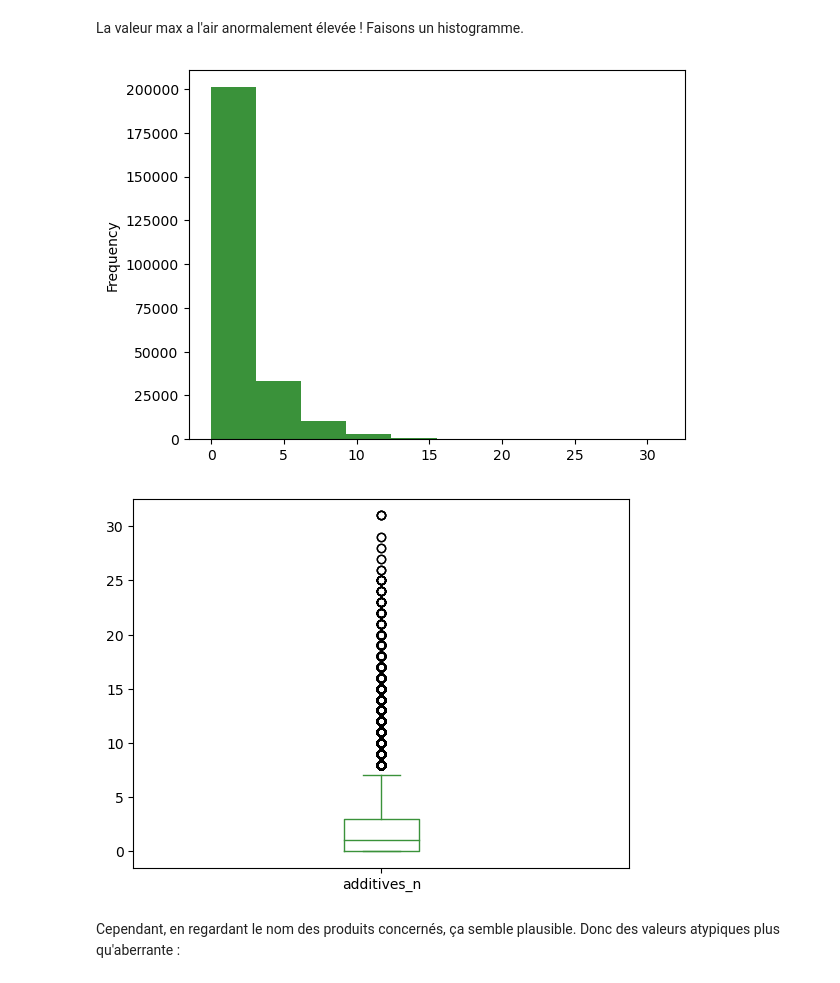
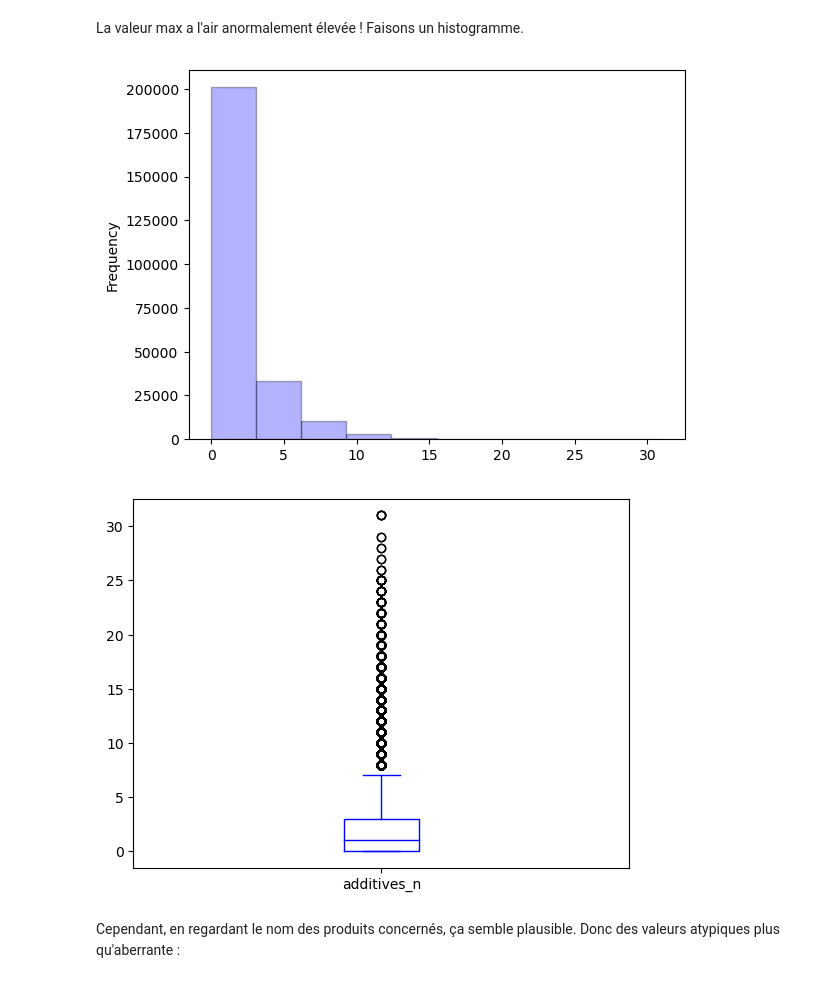
Before and after one commit to BiGHeaDMaX/Nettoyage-et-EDA, a Jupyter notebook: OCR - Projet 2 - V2.ipynb, the cells around one changed output. Drawn from its saved outputs; the diff is of its cells as text; code cells hidden in the pictures.

```diff
--- a/OCR - Projet 2 - V2.ipynb
+++ b/OCR - Projet 2 - V2.ipynb
@@ -579,13 +580,13 @@ Name: additives_n, dtype: float64
 # %% [markdown]
 La valeur max a l'air anormalement élevée ! Faisons un histogramme.
 # %%
-data_clean['additives_n'].plot.hist();
+data_clean['additives_n'].plot.hist(color = "blue", alpha = 0.3, edgecolor='black');
 plt.show()
-data_clean['additives_n'].plot.box();
+data_clean['additives_n'].plot.box(color = "blue");
 plt.show()
 # %% [output]
-[figure, old version]
+[figure, new version]
-[figure, old version]
+[figure, new version]
 # %% [markdown]
 Cependant, en regardant le nom des produits concernés, ça semble plausible. Donc des valeurs atypiques plus qu'aberrante :
 # %%
```
Also changed, not shown: parts of 9 cells of this notebook.
